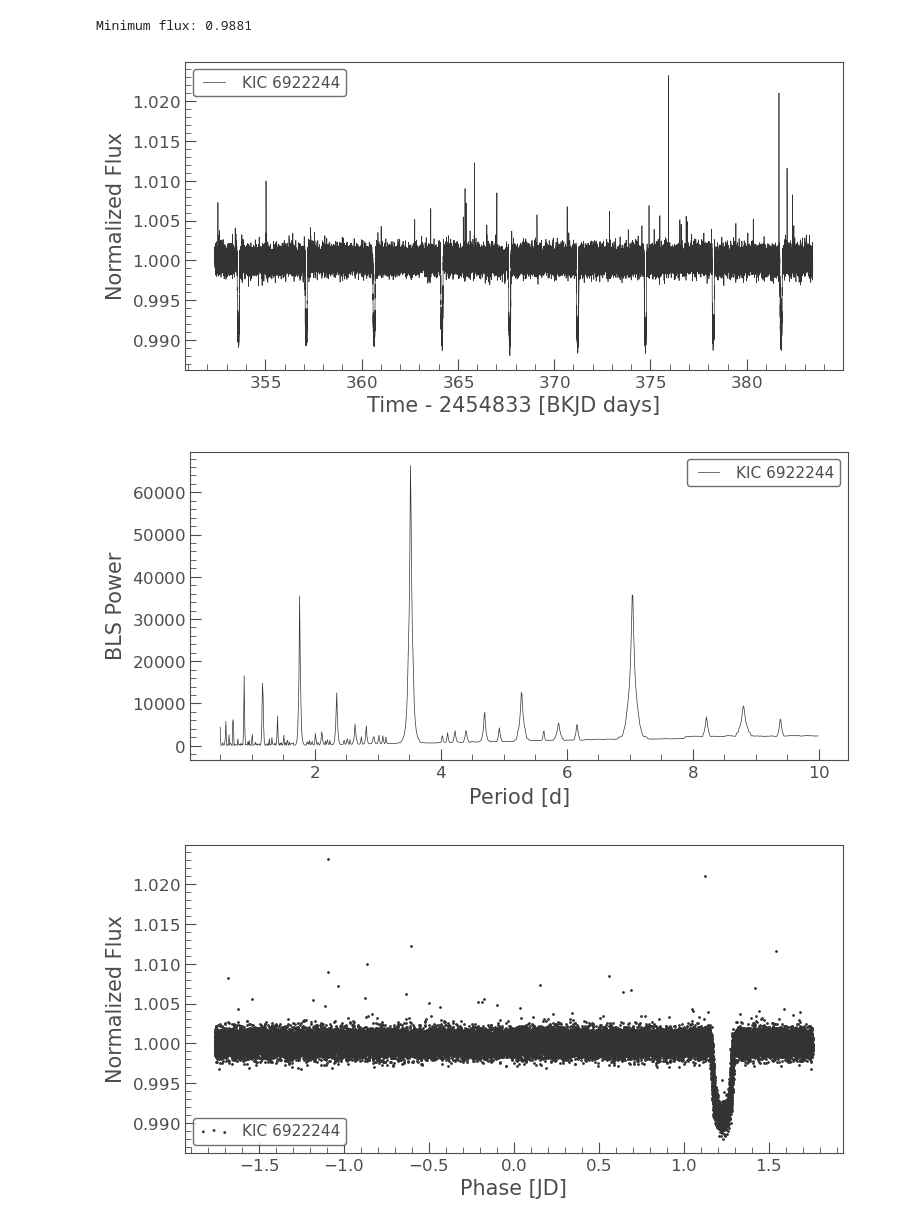
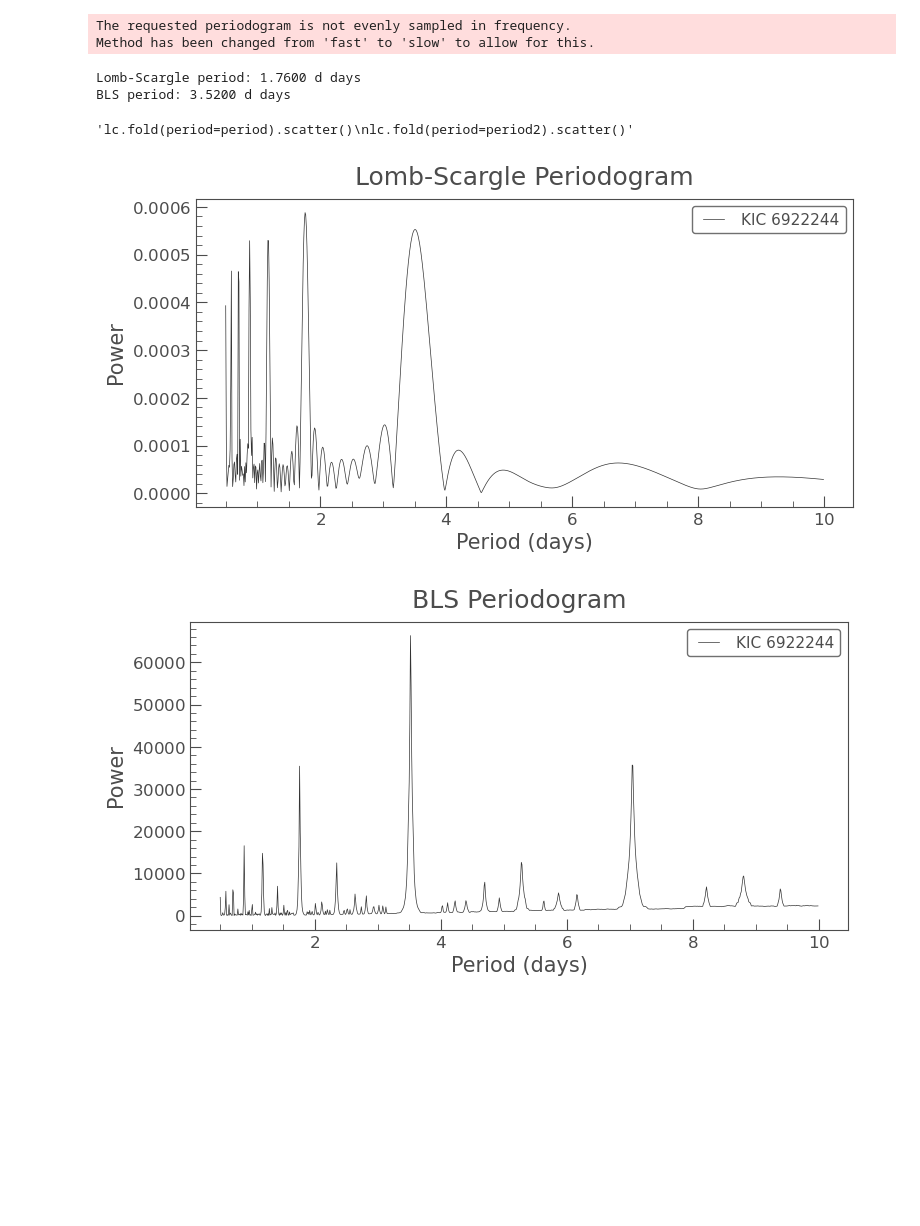
Before and after one commit to ekamgill1671/kepler-8b-transit-reproduction, a Jupyter notebook: data/keplerpractice.ipynb, the cells around one changed output. Drawn from its saved outputs; the diff is of its cells as text; code cells hidden in the pictures; blank space fills up the shorter version.

Commit message:
Updated summary
Added description for lomb-scargle method

```diff
--- a/data/keplerpractice.ipynb
+++ b/data/keplerpractice.ipynb
@@ -6,20 +6,30 @@ import lightkurve as lk
 from lightkurve import search_lightcurve
 
 # Download Kepler light curve
-lc = (lk.search_lightcurve("KIC 6922244", author="Kepler", quarter=4).download().remove_nans().normalize())
+lc = lk.search_lightcurve("KIC 6922244", author="Kepler", quarter=4).download().remove_nans().normalize()
 lc.plot()
-
-
-bls = lc.to_periodogram(method="bls", period=np.arange(0.5, 10, 0.01))
-period = bls.period_at_max_power
-bls.plot()
-
-lc.fold(period=period).scatter()
-
-minimum_flux = lc.fold(period=period).flux.min()
-print(f"Minimum flux: {minimum_flux:.4f}")
-# %% [output]
-Minimum flux: 0.9881
-[figure, removed]
-[figure, removed]
-[figure, removed]
+# %%
+
+
+pd_lombscargle = lc.to_periodogram(method="Lombscargle", period=np.arange(0.5, 10, 0.01))
+pd_bls = lc.to_periodogram(method="bls", period=np.arange(0.5, 10, 0.01))
+
+period_lombscargle = pd_lombscargle.period_at_max_power
+period_bls = pd_bls.period_at_max_power
+
+print(f"Lomb-Scargle period: {period_lombscargle:.4f} days")
+print(f"BLS period: {period_bls:.4f} days")
+
+pd_lombscargle.plot(title="Lomb-Scargle Periodogram", xlabel="Period (days)", ylabel="Power")
+pd_bls.plot(title="BLS Periodogram", xlabel="Period (days)", ylabel="Power")
+
+'''lc.fold(period=period).scatter()
+lc.fold(period=period2).scatter()'''
+# %% [output]
+The requested periodogram is not evenly sampled in frequency.
+Method has been changed from 'fast' to 'slow' to allow for this.
+Lomb-Scargle period: 1.7600 d days
+BLS period: 3.5200 d days
+'lc.fold(period=period).scatter()\nlc.fold(period=period2).scatter()'
+[figure, added]
+[figure, added]
```
Also changed, not shown: 1 other file.
